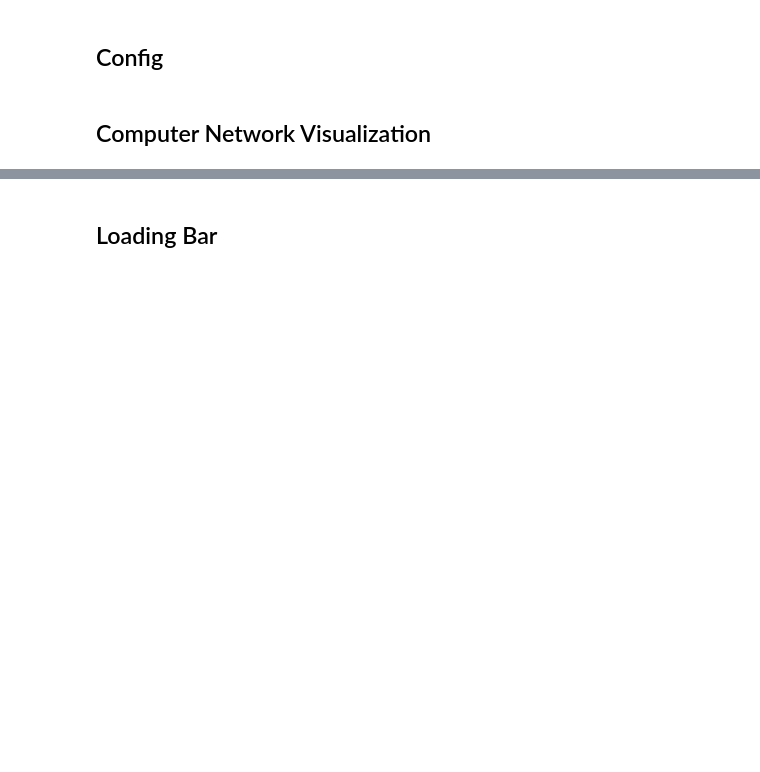
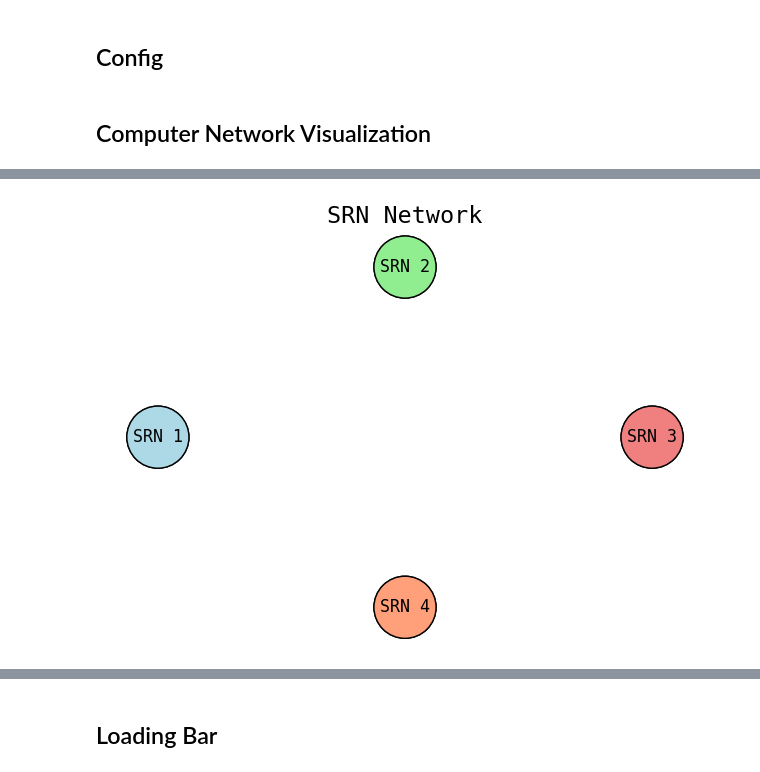
Before and after one commit to neu-spiral/CaP2, a Jupyter notebook: Demo.ipynb, the cells around one changed output, grey strips where cells are left out. Cells and saved outputs as stored; diff of their text form; code cells hidden in the pictures; blank space fills up the shorter version.

```diff
--- a/Demo.ipynb
+++ b/Demo.ipynb
@@ -132,0 +180,19 @@ active_nodes = toggle_node(G, pos, 'SRN 3', active_edges, active_nodes)
+# %%
+log_name = 'send_test'
+
+block_log_path = os.path.join('logs', log_name, 'block_timing.csv')
+ts_log_path = os.path.join('logs', log_name, 'execute_layer_ts.csv')
+send_log_path = os.path.join('logs', log_name, 'send_data.csv')
+flops_log_path = os.path.join('logs', log_name, 'flops.csv')
+
+master_df = pd.read_csv(block_log_path)
+ts_df = pd.read_csv(ts_log_path)
+send_df = pd.read_csv(send_log_path)
+flops_df = pd.read_csv(flops_log_path)
+
+log_df = pd.merge(ts_df, flops_df, on=['node', 'layer'], how='left')
+log_df = pd.merge(ts_df, send_df, on='timestamp', how='outer')
+
+# insert timestamp zeros
+
+print()
@@ -132,0 +267,20 @@ active_nodes = toggle_node(G, pos, 'SRN 3', active_edges, active_nodes)
+# %%
+#anim = animate_graph(log_df)
+#plt.show()
+
+# Create a figure for plotting
+interval = 1
+fig, ax = plt.subplots()
+
+# create graph
+G, pos, active_edges, active_nodes = create_base_graph()
+
+# Define the animation
+ani = FuncAnimation(
+    fig, update, frames=len(log_df), fargs=(log_df, G, pos, active_nodes, ax),
+    interval=interval, repeat=False, blit=False
+)
+
+plt.show()
+# %% [output]
+[figure, added]
```
Also changed, not shown: parts of 10 cells of this notebook, 1 other file.
